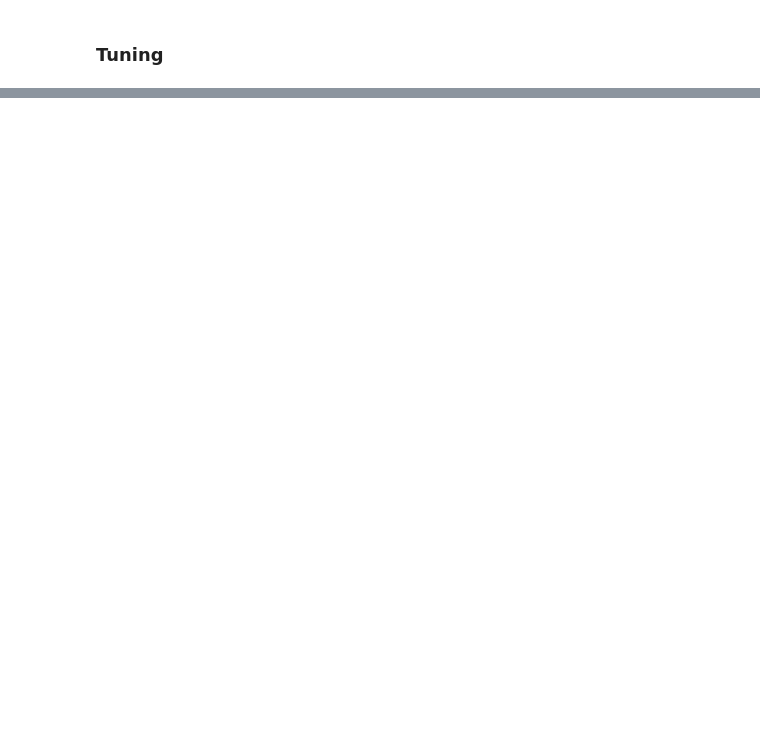
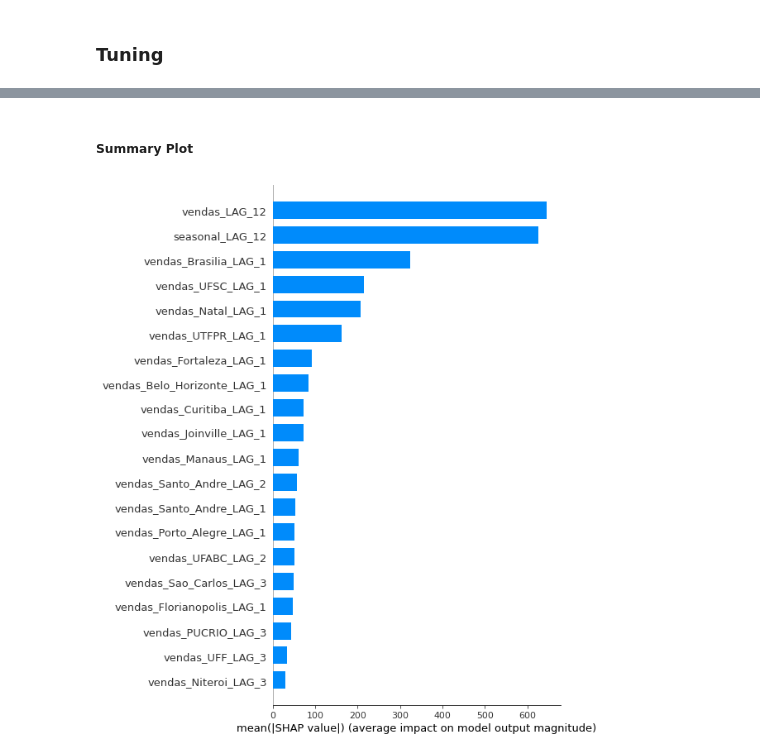
Before and after one commit to thiago-osorio/digital-house, a Jupyter notebook: projeto_integrador/Notebooks/modelagem.ipynb, the cells around one changed output, grey strips where cells are left out. Cells and saved outputs as stored; diff of their text form; code cells hidden in the pictures; blank space fills up the shorter version.

```diff
--- a/projeto_integrador/Notebooks/modelagem.ipynb
+++ b/projeto_integrador/Notebooks/modelagem.ipynb
@@ -1056,0 +1136,9 @@ for weight in weights:
+# %%
+explainer = shap.TreeExplainer(pipe_et['model'])
+shap_values = explainer.shap_values(X_r_treino)
+# %% [markdown]
+##### Summary Plot
+# %%
+shap.summary_plot(shap_values, X_r_treino, plot_type='bar')
+# %% [output]
+[figure, added]
```
Also changed, not shown: parts of 39 cells of this notebook.
